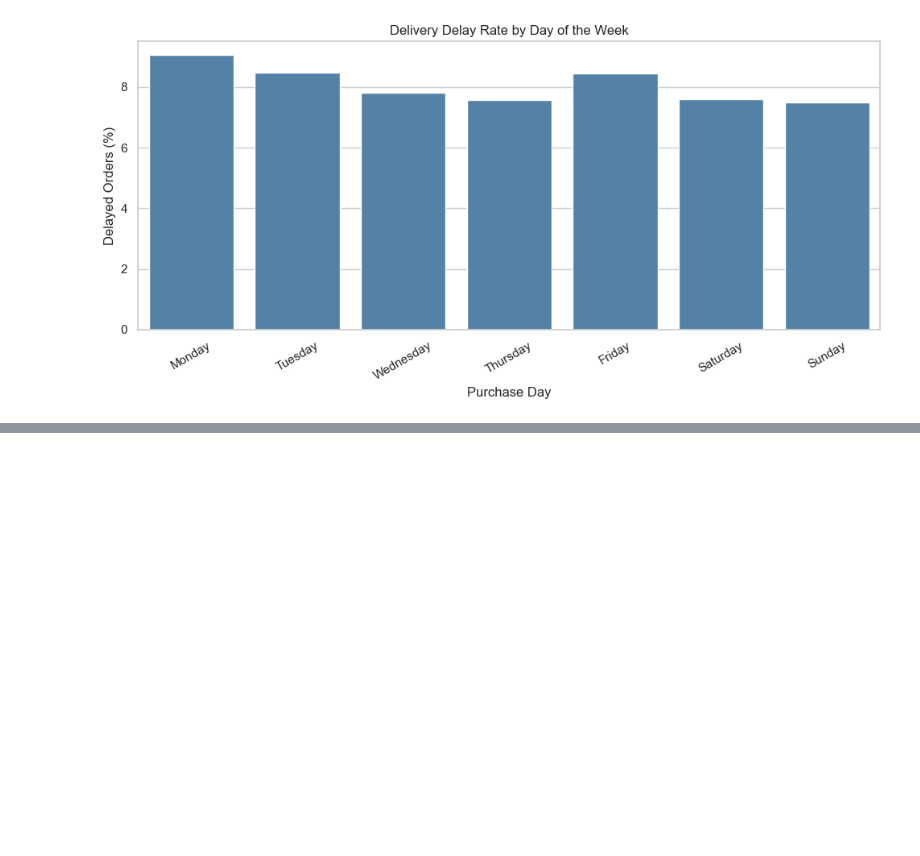
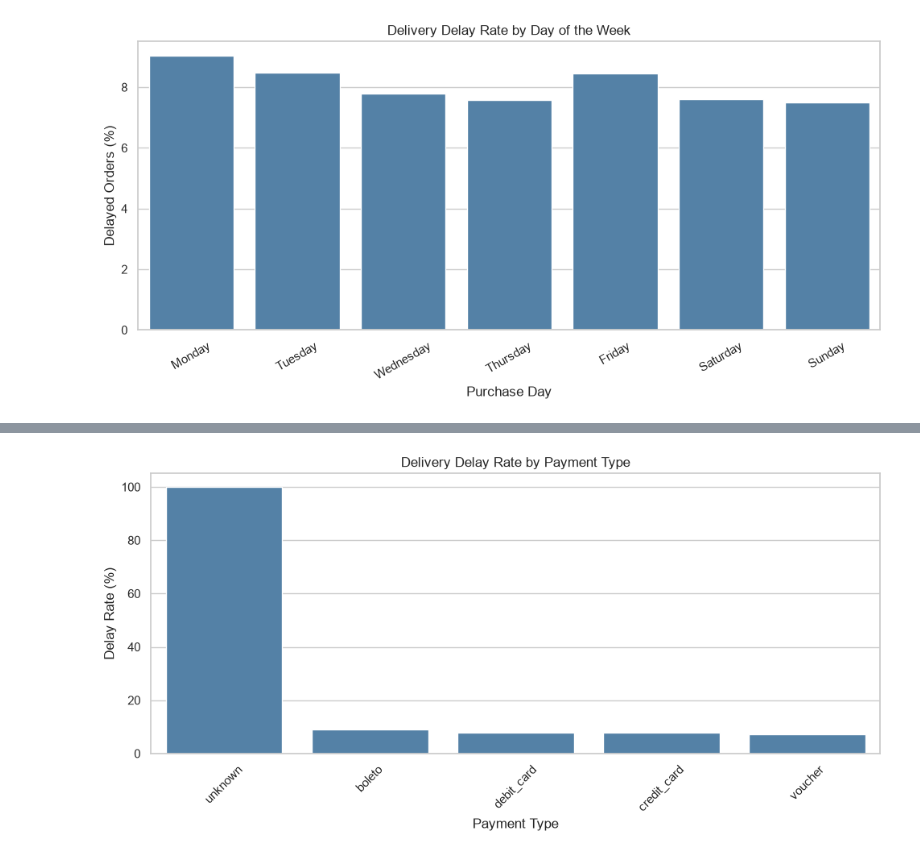
Before and after one commit to Given-Kangwa/Prediction_of_E-Commerce-Delivary_delays, a Jupyter notebook: data_exploration.ipynb, the cells around one changed output, grey strips where cells are left out. Cells and saved outputs as stored; diff of their text form; code cells hidden in the pictures; blank space fills up the shorter version.

Commit message:
Save Data Mining project progress and model evaluation

```diff
--- a/data_exploration.ipynb
+++ b/data_exploration.ipynb
@@ -715,0 +711,21 @@ plt.show()
+# %%
+# Calculate delivery delay rate by payment type
+
+payment_analysis = (
+    final_df.groupby("main_payment_type")
+    .agg(
+        total_orders=("delivery_status", "count"),
+        delayed_orders=("delivery_status", "sum"),
+        delay_rate=("delivery_status", "mean")
+    )
+    .reset_index()
+)
+
+payment_analysis["delay_rate"] = payment_analysis["delay_rate"] * 100
+
+payment_analysis = payment_analysis.sort_values(
+    by="delay_rate",
+    ascending=False
+)
+
+display(payment_analysis)
@@ -715,0 +739,18 @@ plt.show()
+# %%
+plt.figure(figsize=(10, 5))
+
+sns.barplot(
+    data=payment_analysis,
+    x="main_payment_type",
+    y="delay_rate",
+    color="steelblue"
+)
+
+plt.title("Delivery Delay Rate by Payment Type")
+plt.xlabel("Payment Type")
+plt.ylabel("Delay Rate (%)")
+plt.xticks(rotation=45)
+plt.tight_layout()
+plt.show()
+# %% [output]
+[figure, added]
```
Also changed, not shown: parts of 87 cells of this notebook.
